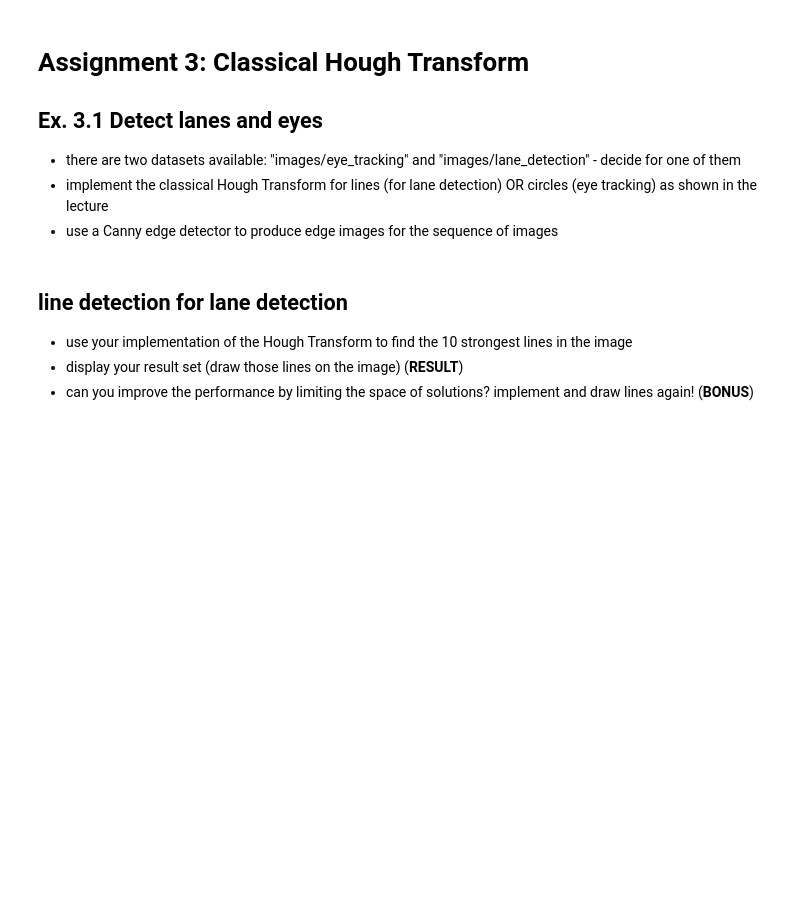
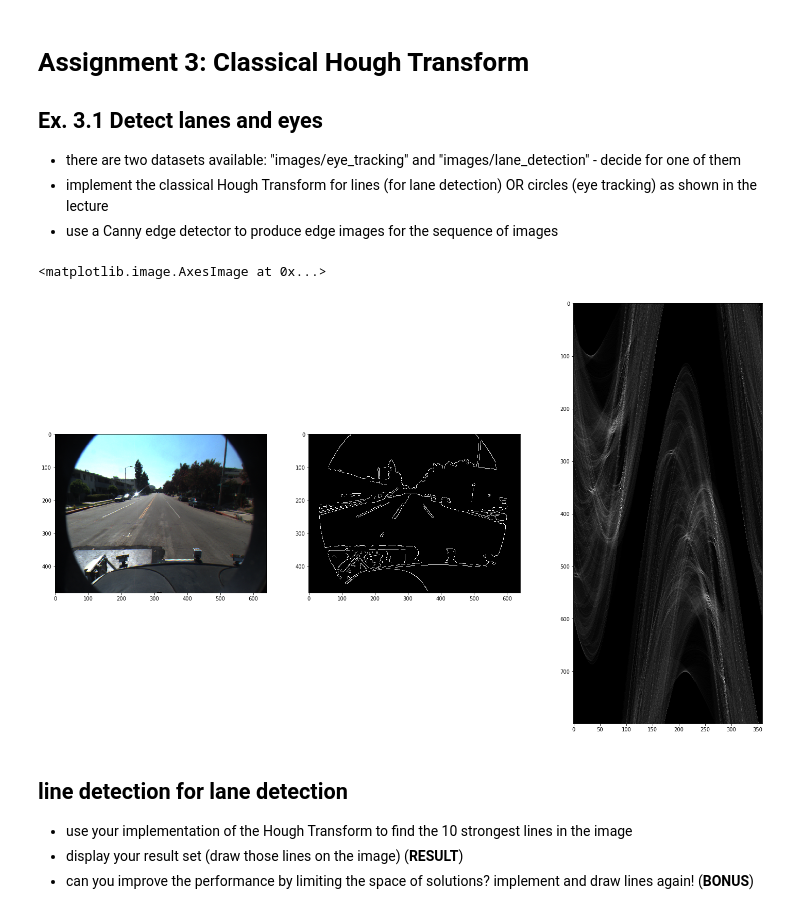
Before and after one commit to gerrit-h/cv201718_assignments, a Jupyter notebook: 03_HoughTransform.ipynb, the cells around one changed output. Saved outputs shown, nothing was run; the diff lists cells and outputs as text; code cells hidden in the pictures; blank space fills up the shorter version.

```diff
--- a/03_HoughTransform.ipynb
+++ b/03_HoughTransform.ipynb
@@ -11,34 +11,37 @@
 import matplotlib.pyplot as plt
 from skimage import io, data, feature, color
 import numpy as np
 import math
 
 def hough_accumulator(image):
     image_height, image_width = image.shape
     image_diagonal = int(round(math.sqrt(math.pow(image_width, 2) + math.pow(image_height, 2))))
     accumulator = np.zeros((image_diagonal, 360), dtype=int)
     for (y, x), is_edge in np.ndenumerate(image):
         if is_edge:
             for a in range(360):
                 r = int(round(x * math.cos(math.radians(a)) + y * math.sin(math.radians(a))))
                 accumulator[r, a] += 1
 
     return accumulator
 
 
 image = io.imread('images/lane_detection/f00000.png')
 edge_image = feature.canny(color.rgb2gray(image), 2)
-accumulator = hough_line(edge_image)
+accumulator = hough_accumulator(edge_image)
 
 fig = plt.figure(figsize=(25, 15))
 
 ax1 = plt.subplot(1, 3, 1)
 ax2 = plt.subplot(1, 3, 2)
 ax3 = plt.subplot(1, 3, 3)
 
 ax1.imshow(image)
 ax2.imshow(edge_image, cmap=plt.cm.gray)
 ax3.imshow(accumulator, cmap=plt.cm.gray)
+# %% [output]
+<matplotlib.image.AxesImage at 0x...>
+[figure, added]
 # %%
 # dieser Code wurde als Musterlösung von Sebastian Oltmanns zur Verfügung gestellt und von Tim renoviert
 
```
Also changed, not shown: parts of 1 cell of this notebook.
